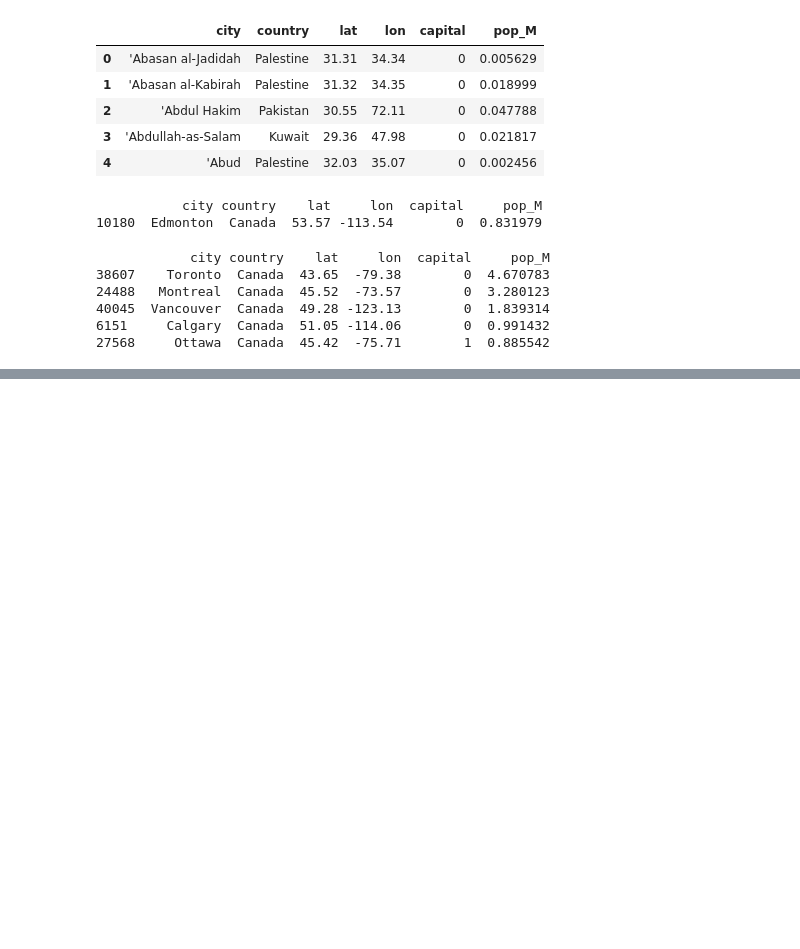
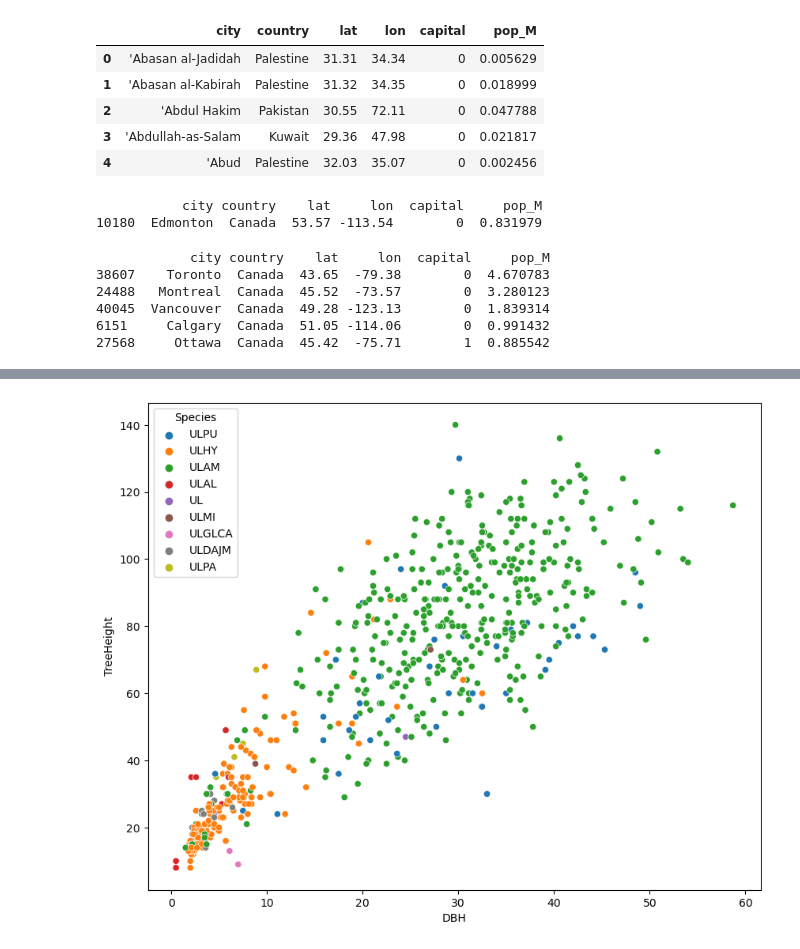
Before and after one commit to Emily408/PY4SA23_Assignment, a Jupyter notebook: Untitled.ipynb, the cells around one changed output, grey strips where cells are left out. Cells and saved outputs as stored; diff of their text form; code cells hidden in the pictures; blank space fills up the shorter version.

```diff
--- a/Untitled.ipynb
+++ b/Untitled.ipynb
@@ -138,0 +160,9 @@ print(largest_cities)
+# %%
+import pandas as pd
+import seaborn as sns
+
+sns.scatterplot(data=ulmus_genus, x="DBH", y="TreeHeight", hue="Species")
+
+plt.show()
+# %% [output]
+[figure, added]
```
Also changed, not shown: parts of 7 cells of this notebook.
